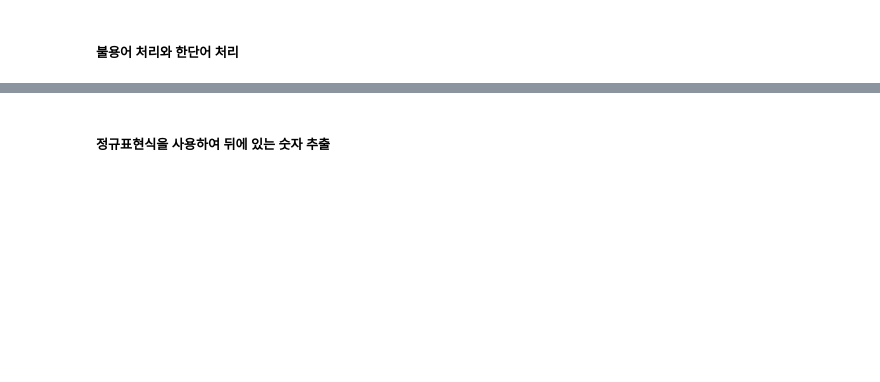
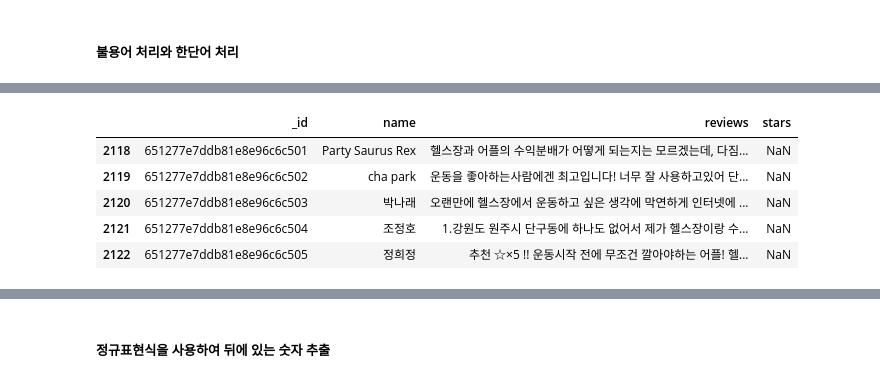
Before and after one commit to estskyway/project_data_analystics, a Jupyter notebook: codes/데이터 전처리/hyein_total_preprocess.ipynb, the cells around one changed output, grey strips where cells are left out. Saved outputs shown, nothing was run; the diff lists cells and outputs as text; code cells hidden in the pictures; blank space fills up the shorter version.

```diff
--- a/codes/데이터 전처리/hyein_total_preprocess.ipynb
+++ b/codes/데이터 전처리/hyein_total_preprocess.ipynb
@@ -112,3 +112,6 @@ replace_word('아이코젠 운동 즐겁고 꾸준하게 하게 되었어요.
+# %%
+df['replaced_review'] = df['tokenized_review'].apply(replace_word)
+df[:5]
 # %% [markdown]
 ##### 불용어 처리와 한단어 처리
 # %%
@@ -190,0 +188,9 @@ df.info()
+# %%
+df_with_nan[:5]
+# %% [output]
+|  | _id | name | reviews | stars |
+| 2118 | 651277e7ddb81e8e96c6c501 | Party Saurus Rex | 헬스장과 어플의 수익분배가 어떻게 되는지는 모르겠는데, 다짐... | NaN |
+| 2119 | 651277e7ddb81e8e96c6c502 | cha park | 운동을 좋아하는사람에겐 최고입니다! 너무 잘 사용하고있어 단... | NaN |
+| 2120 | 651277e7ddb81e8e96c6c503 | 박나래 | 오랜만에 헬스장에서 운동하고 싶은 생각에 막연하게 인터넷에 ... | NaN |
+| 2121 | 651277e7ddb81e8e96c6c504 | 조정호 | 1.강원도 원주시 단구동에 하나도 없어서 제가 헬스장이랑 수... | NaN |
+| 2122 | 651277e7ddb81e8e96c6c505 | 정희정 | 추천 ☆×5 !! 운동시작 전에 무조건 깔아야하는 어플! 헬... | NaN |
```
Also changed, not shown: parts of 40 cells of this notebook, 1 other file.
